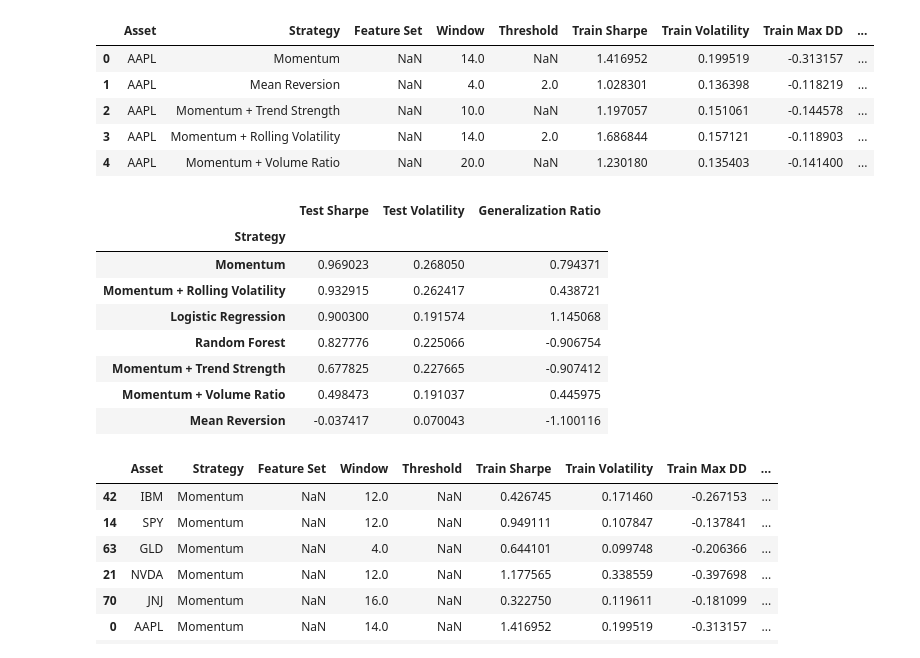
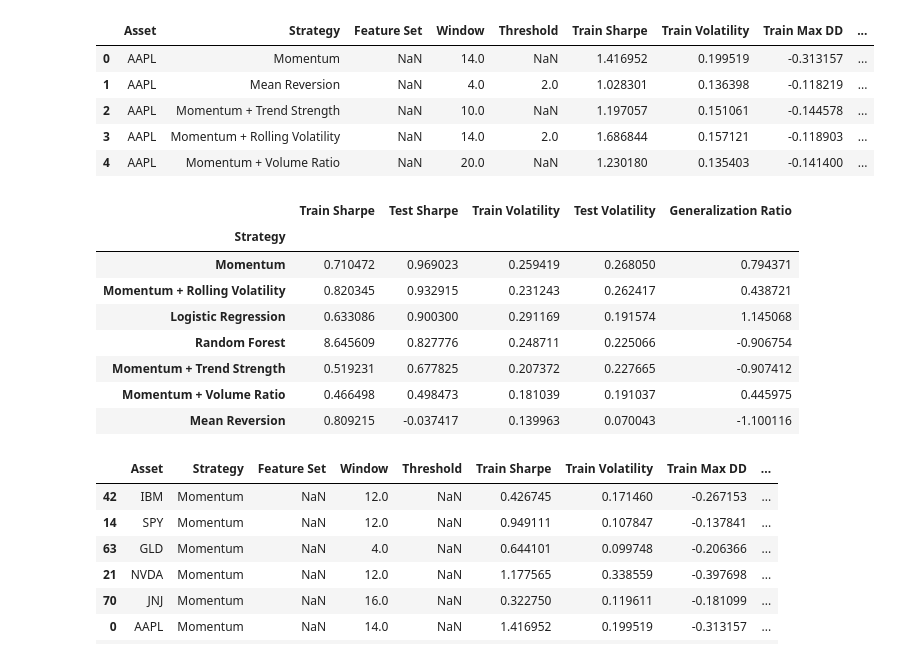
Before and after one commit to noelpdlt/quant-research-system, a Jupyter notebook: notebooks/w11_asset_strategyperformance.ipynb, the cells around one changed output. Cells and saved outputs as stored; diff of their text form; code cells hidden in the pictures.

```diff
--- a/notebooks/w11_asset_strategyperformance.ipynb
+++ b/notebooks/w11_asset_strategyperformance.ipynb
@@ -73,28 +73,30 @@ results.head()
 # %%
 summary = (
     df.groupby("Strategy")
       .agg({
-          "Test Sharpe":"mean",
-          "Test Volatility":"mean",
-          "Generalization Ratio":"mean"
+        "Train Sharpe":"mean",
+        "Test Sharpe":"mean",
+        "Train Volatility": "mean",
+        "Test Volatility":"mean",
+        "Generalization Ratio":"mean"
       })
       .sort_values(
           "Test Sharpe",
           ascending=False
       )
 )
 
 summary
 # %% [output]
-|  | Test Sharpe | Test Volatility | Generalization Ratio |
-| Strategy |  |  |  |
-| Momentum | 0.969023 | 0.268050 | 0.794371 |
-| Momentum + Rolling Volatility | 0.932915 | 0.262417 | 0.438721 |
-| Logistic Regression | 0.900300 | 0.191574 | 1.145068 |
-| Random Forest | 0.827776 | 0.225066 | -0.906754 |
-| Momentum + Trend Strength | 0.677825 | 0.227665 | -0.907412 |
-| Momentum + Volume Ratio | 0.498473 | 0.191037 | 0.445975 |
-| Mean Reversion | -0.037417 | 0.070043 | -1.100116 |
+|  | Train Sharpe | Test Sharpe | Train Volatility | Test Volatility | Generalization Ratio |
+| Strategy |  |  |  |  |  |
+| Momentum | 0.710472 | 0.969023 | 0.259419 | 0.268050 | 0.794371 |
+| Momentum + Rolling Volatility | 0.820345 | 0.932915 | 0.231243 | 0.262417 | 0.438721 |
+| Logistic Regression | 0.633086 | 0.900300 | 0.291169 | 0.191574 | 1.145068 |
+| Random Forest | 8.645609 | 0.827776 | 0.248711 | 0.225066 | -0.906754 |
+| Momentum + Trend Strength | 0.519231 | 0.677825 | 0.207372 | 0.227665 | -0.907412 |
+| Momentum + Volume Ratio | 0.466498 | 0.498473 | 0.181039 | 0.191037 | 0.445975 |
+| Mean Reversion | 0.809215 | -0.037417 | 0.139963 | 0.070043 | -1.100116 |
 # %%
 display(df[df['Strategy'] == 'Momentum'].sort_values('Test Sharpe', ascending = False))
 # %% [output]
```
Also changed, not shown: parts of 2 cells of this notebook, 1 other file.
